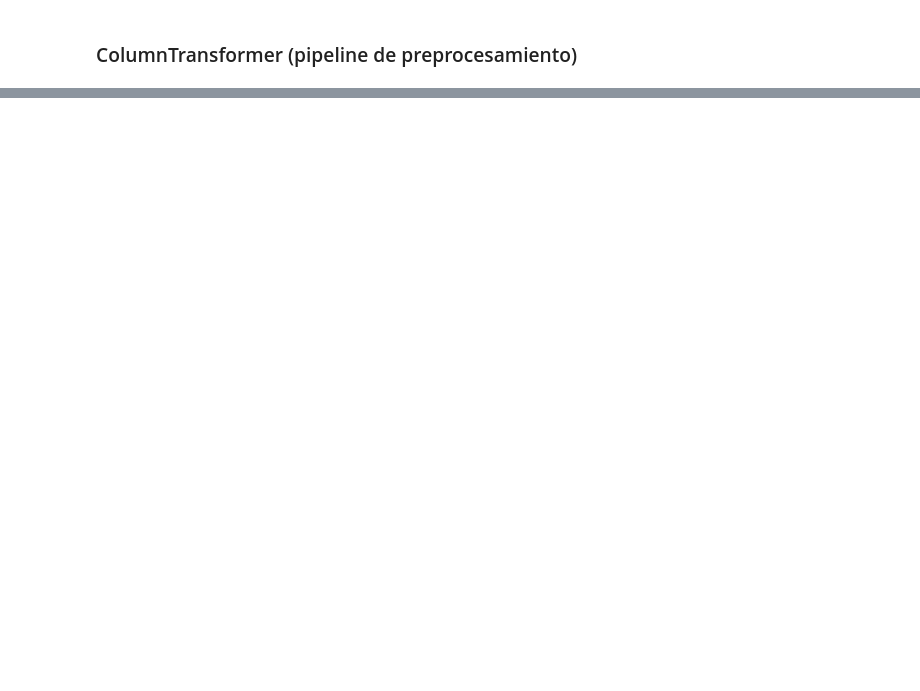
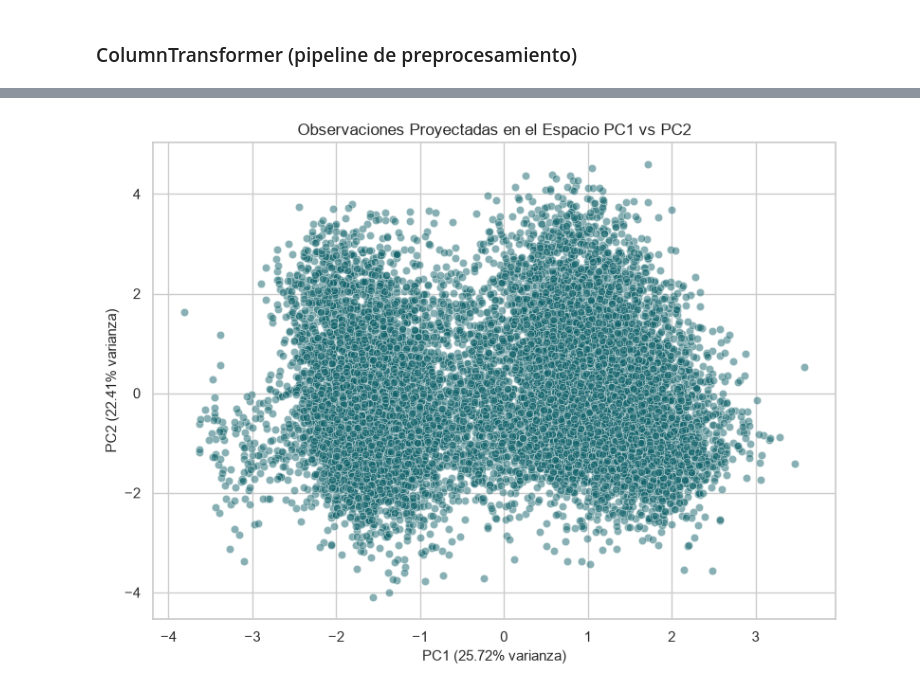
Before and after one commit to pag0dy/ML1_ExamenAplicado_Godoy_Paulina, a Jupyter notebook: codigo_examen_pg.ipynb, the cells around one changed output, grey strips where cells are left out. Saved outputs shown, nothing was run; the diff lists cells and outputs as text; code cells hidden in the pictures; blank space fills up the shorter version.

```diff
--- a/codigo_examen_pg.ipynb
+++ b/codigo_examen_pg.ipynb
@@ -372,0 +440,11 @@ could not convert string to float: 'Histórica'
+# %%
+plt.figure(figsize=(8, 6))
+sns.scatterplot(x=X_train_pca[:, 0], y=X_train_pca[:, 1], alpha=0.5, color='#12636B')
+plt.title('Observaciones Proyectadas en el Espacio PC1 vs PC2')
+plt.xlabel(f'PC1 ({pve[0]*100:.2f}% varianza)')
+plt.ylabel(f'PC2 ({pve[1]*100:.2f}% varianza)')
+plt.tight_layout()
+plt.savefig('figures/09_pca_space_2d.png', dpi=150)
+plt.show()
+# %% [output]
+[figure, added]
```
Also changed, not shown: parts of 35 cells of this notebook, 7 other files.
